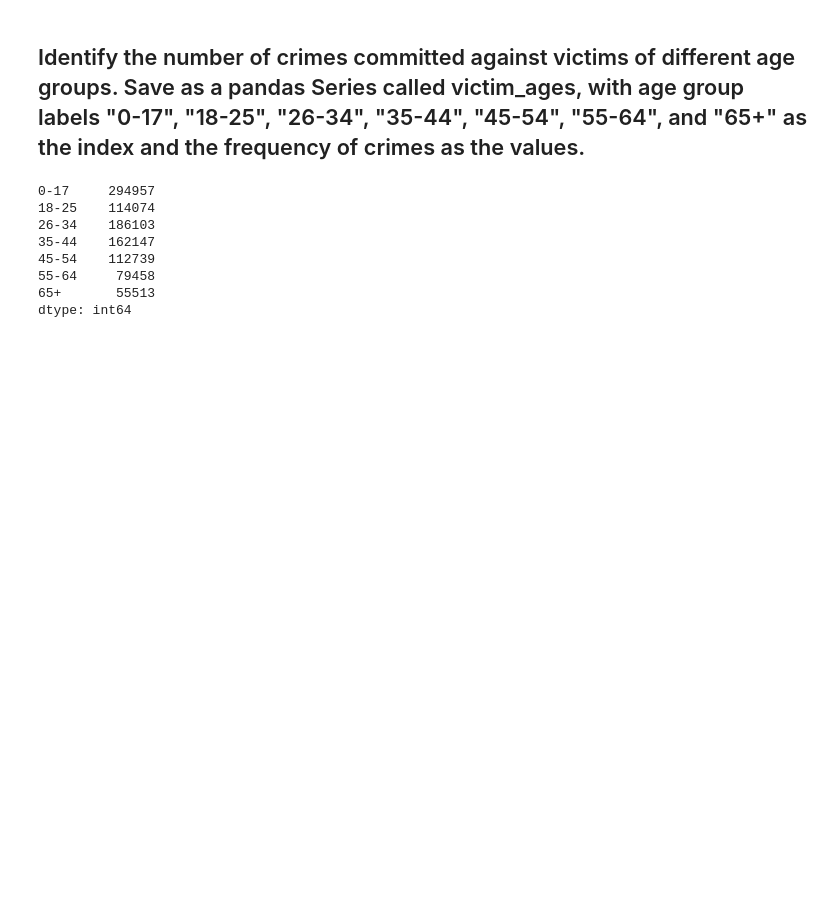
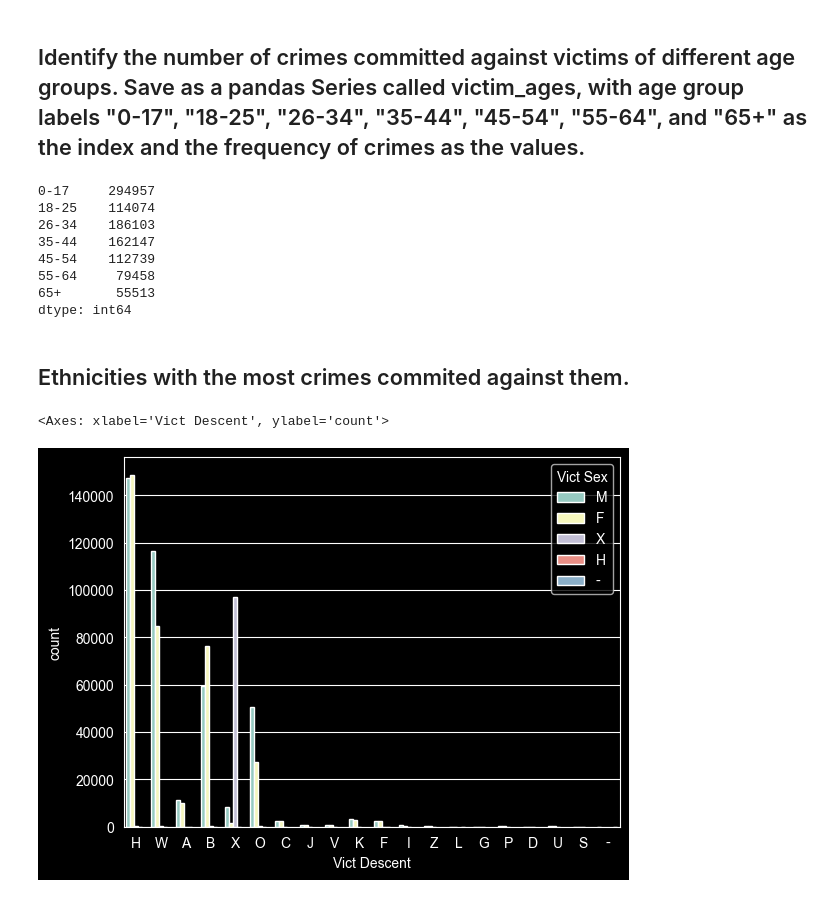
Before and after one commit to anp-exe/Los-Angeles-Crime-Analysis, a Jupyter notebook: data_analysis_crime.ipynb, the cells around one changed output. Drawn from its saved outputs; the diff is of its cells as text; code cells hidden in the pictures; blank space fills up the shorter version.

Commit message:
Add analysis for ethnicities most affected by crimes in data_analysis_crime.ipynb

```diff
--- a/data_analysis_crime.ipynb
+++ b/data_analysis_crime.ipynb
@@ -75,3 +75,11 @@ victim_ages
 55-64     79458
 65+       55513
 dtype: int64
+# %% [markdown]
+## Ethnicities with the most crimes commited against them.
+# %%
+crimes['Vict Descent'].value_counts().idxmax()
+sns.countplot(data=crimes, x="Vict Descent",hue='Vict Sex')
+# %% [output]
+<Axes: xlabel='Vict Descent', ylabel='count'>
+[figure, added]
```
